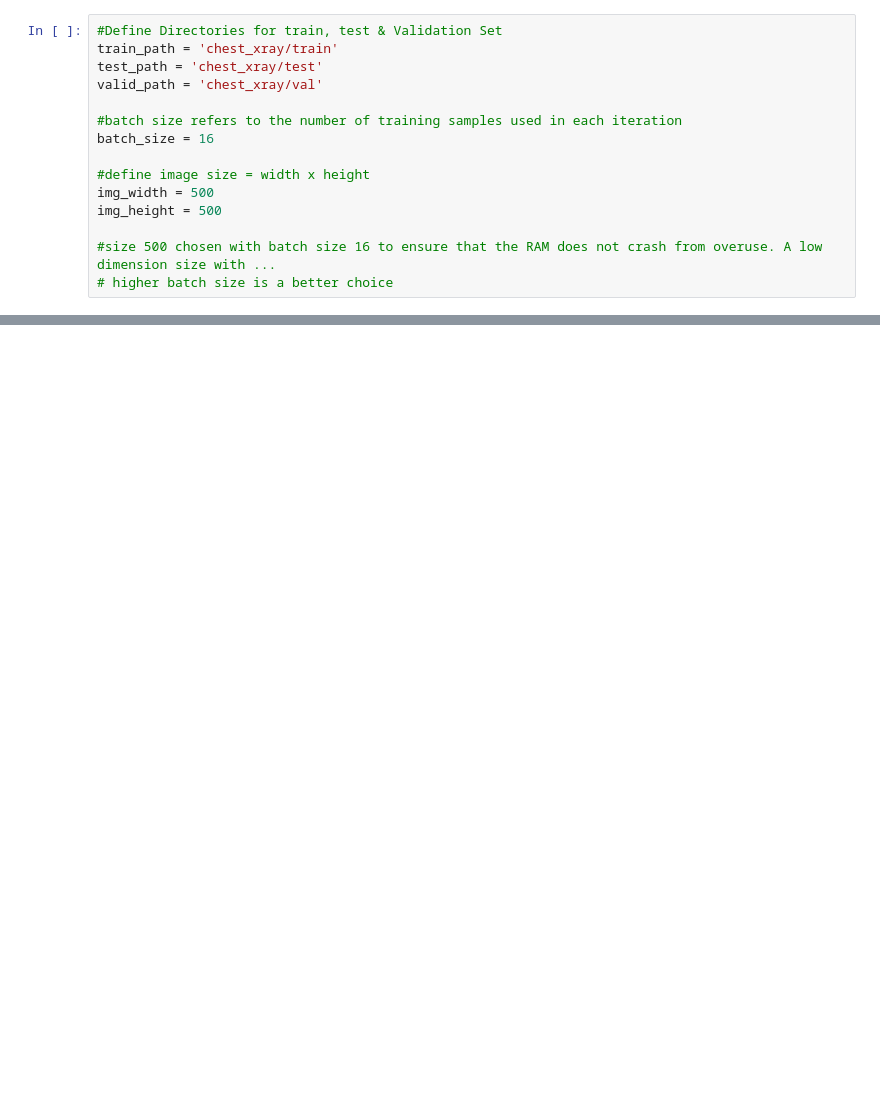
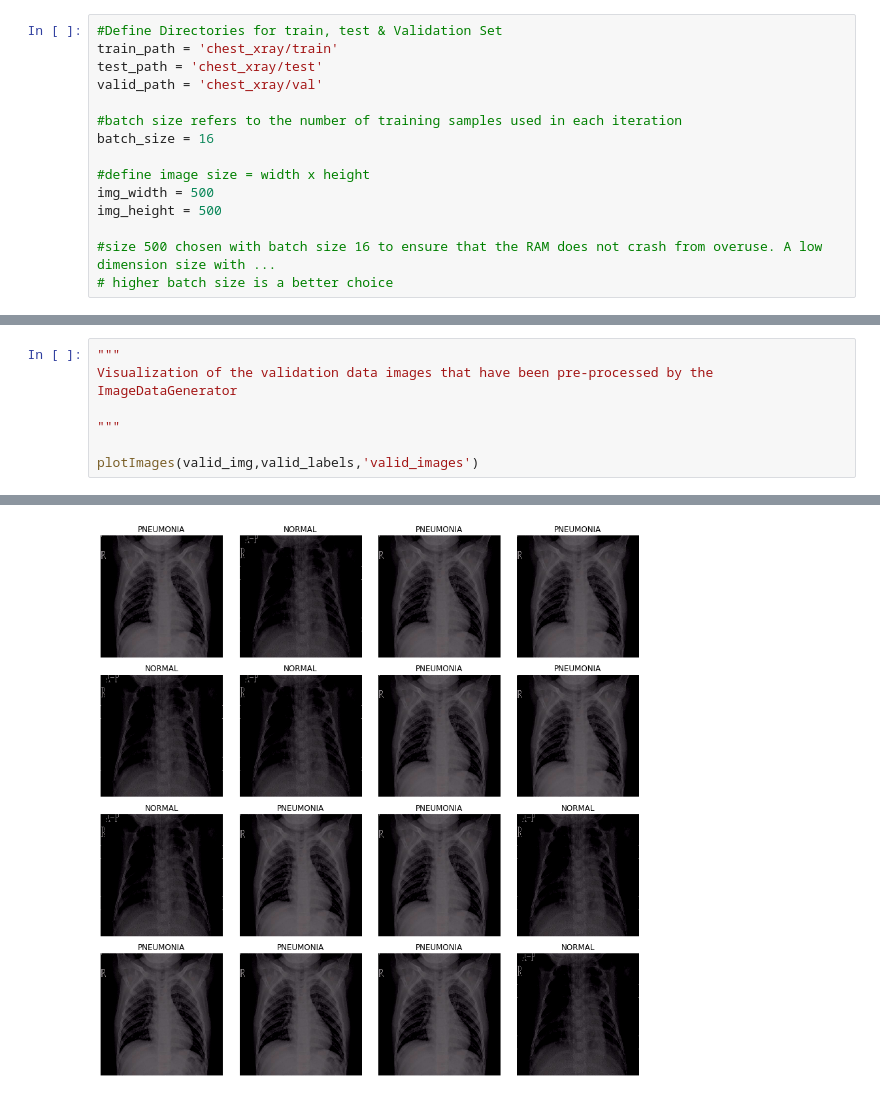
Before and after one commit to aziz66710/CNN_chest_xray, a Jupyter notebook: CNN_Normal_Pneumonia.ipynb, the cells around one changed output, grey strips where cells are left out. Cells and saved outputs as stored; diff of their text form; blank space fills up the shorter version.

```diff
--- a/CNN_Normal_Pneumonia.ipynb
+++ b/CNN_Normal_Pneumonia.ipynb
@@ -111,0 +334,8 @@ KeyboardInterrupt:
+# %%
+"""
+Visualization of the validation data images that have been pre-processed by the ImageDataGenerator
+
+"""
+
+plotImages(valid_img,valid_labels,'valid_images')
+# %% [output]
@@ -112,3 +358,4 @@ KeyboardInterrupt:
+[figure, added]
 # %%
 """
 Import necessary CNN libraries
```
Also changed, not shown: parts of 34 cells of this notebook, 1 other file.
